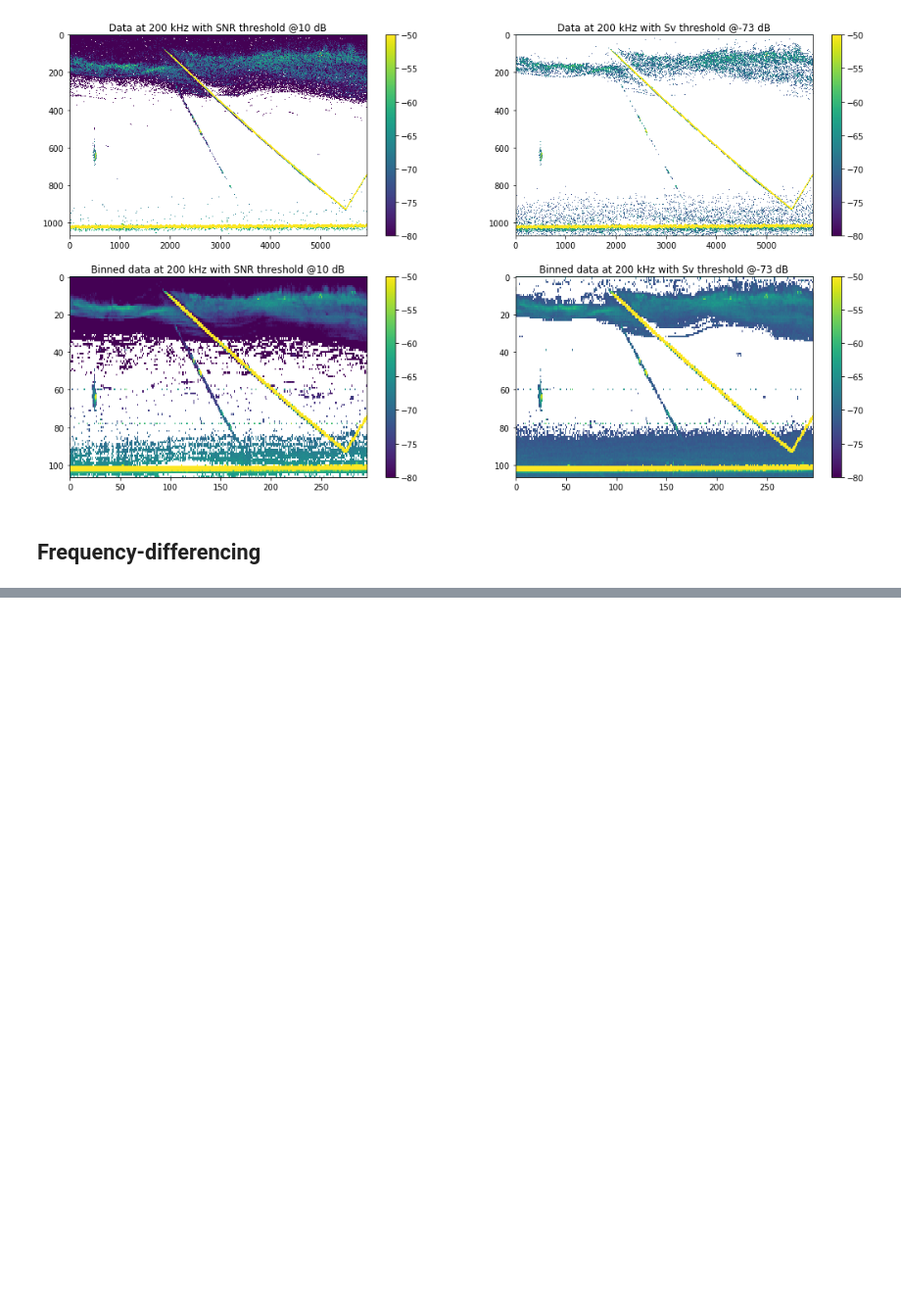
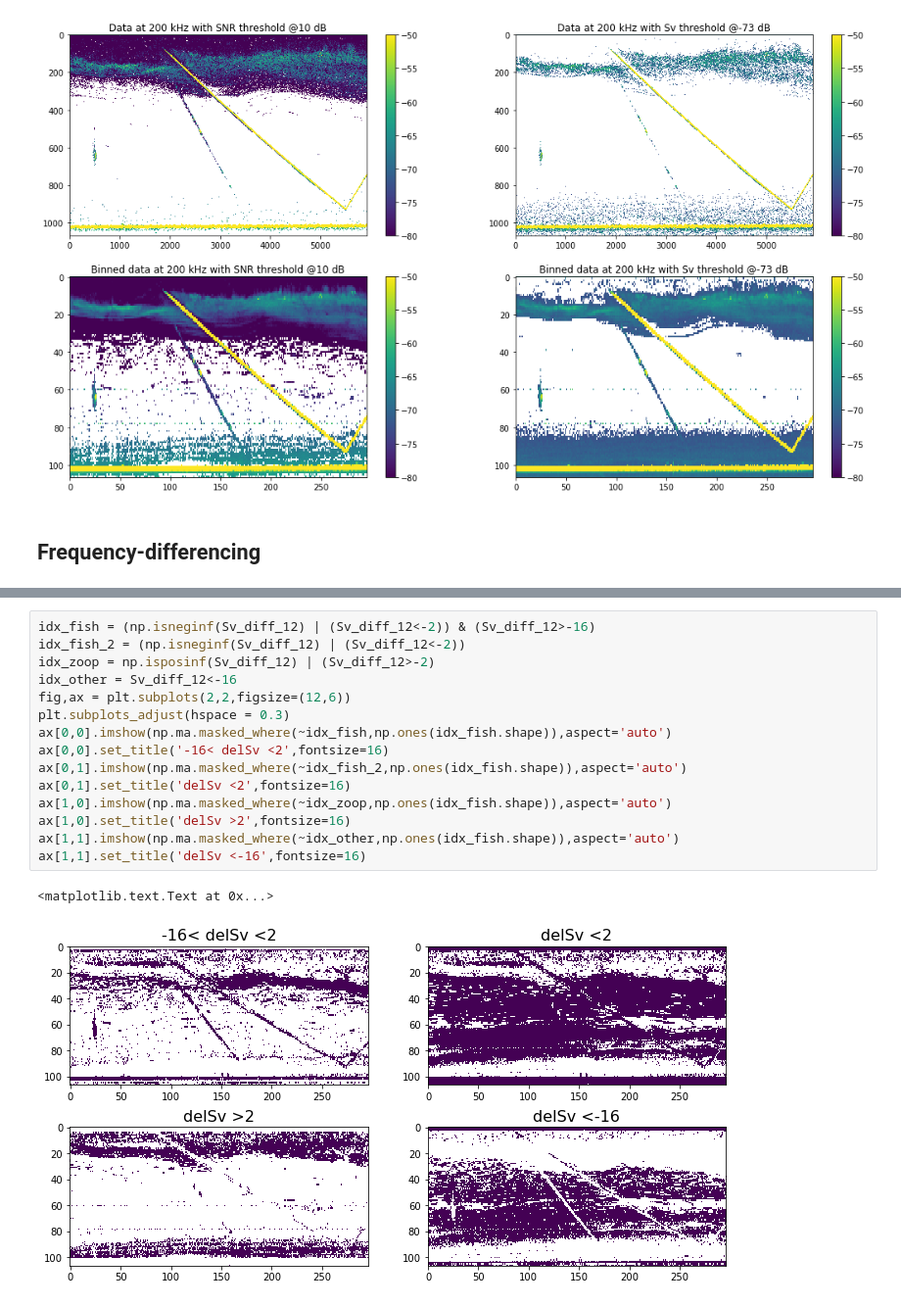
Before and after one commit to valentina-s/ooi_sonar, a Jupyter notebook: Freq-differencing.ipynb, the cells around one changed output, grey strips where cells are left out. Shown at 98% size. Drawn from its saved outputs; the diff is of its cells as text; blank space fills up the shorter version.

```diff
--- a/Freq-differencing.ipynb
+++ b/Freq-differencing.ipynb
@@ -349,0 +370,18 @@ ax[1,1].set_title('Binned data at 200 kHz with Sv threshold @%d dB' % Sv_th)
+# %%
+idx_fish = (np.isneginf(Sv_diff_12) | (Sv_diff_12<-2)) & (Sv_diff_12>-16)
+idx_fish_2 = (np.isneginf(Sv_diff_12) | (Sv_diff_12<-2))
+idx_zoop = np.isposinf(Sv_diff_12) | (Sv_diff_12>-2)
+idx_other = Sv_diff_12<-16
+fig,ax = plt.subplots(2,2,figsize=(12,6))
+plt.subplots_adjust(hspace = 0.3)
+ax[0,0].imshow(np.ma.masked_where(~idx_fish,np.ones(idx_fish.shape)),aspect='auto')
+ax[0,0].set_title('-16< delSv <2',fontsize=16)
+ax[0,1].imshow(np.ma.masked_where(~idx_fish_2,np.ones(idx_fish.shape)),aspect='auto')
+ax[0,1].set_title('delSv <2',fontsize=16)
+ax[1,0].imshow(np.ma.masked_where(~idx_zoop,np.ones(idx_fish.shape)),aspect='auto')
+ax[1,0].set_title('delSv >2',fontsize=16)
+ax[1,1].imshow(np.ma.masked_where(~idx_other,np.ones(idx_fish.shape)),aspect='auto')
+ax[1,1].set_title('delSv <-16',fontsize=16)
+# %% [output]
+<matplotlib.text.Text at 0x...>
+[figure, added]
```
Also changed, not shown: parts of 34 cells of this notebook, 1 other file.
